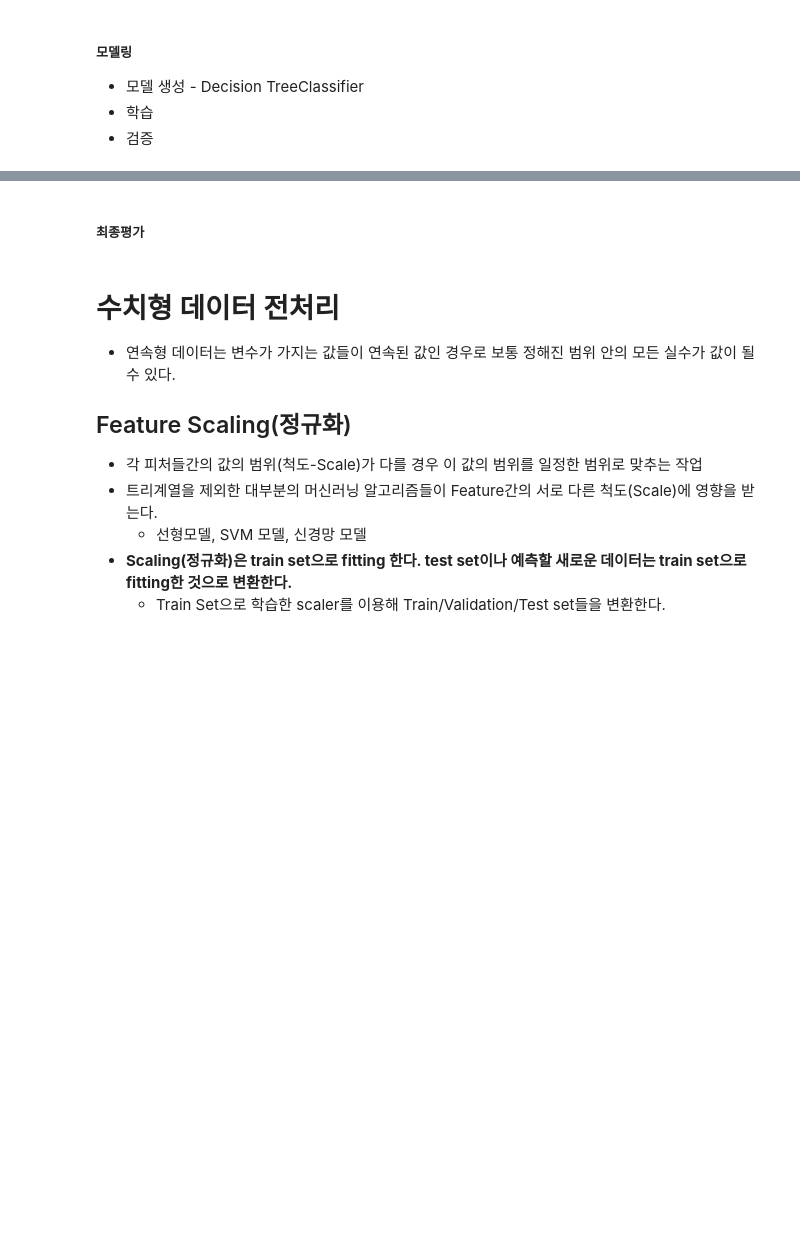
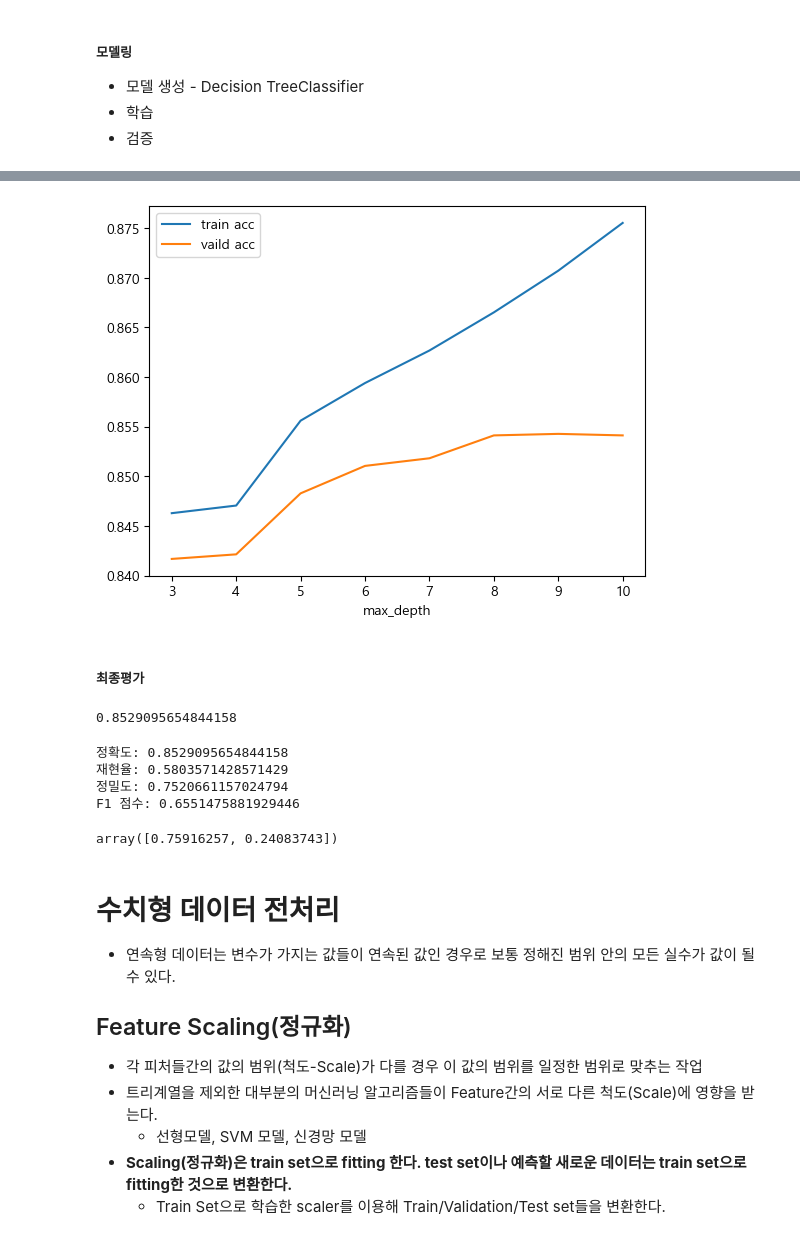
Before and after one commit to silentkit12/SKN21, a Jupyter notebook: 06_machine_learning/04_데이터_전처리.ipynb, the cells around one changed output, grey strips where cells are left out. Cells and saved outputs as stored; diff of their text form; code cells hidden in the pictures; blank space fills up the shorter version.

```diff
--- a/06_machine_learning/04_데이터_전처리.ipynb
+++ b/06_machine_learning/04_데이터_전처리.ipynb
@@ -758,0 +795,6 @@ Name: workclass, dtype: object
+# %%
+# 범주형 feature 들, One Hot encording.
+
+ohe = OneHotEncoder(sparse_output=False)
+cate_features = ohe.fit_transform(df[category_columns])
+cate_features.shape
@@ -762,0 +839,5 @@ Name: workclass, dtype: object
+# %%
+X_train, X_test, y_train, y_test = train_test_split(X, y, test_size=0.2, stratify=y, random_state=0)
+X_train, X_val, y_train, y_val = train_test_split(X_train, y_train, test_size=0.25, stratify=y_train, random_state=0)
+
+X_train.shape, X_val.shape, X_test.shape
@@ -765,3 +848,29 @@ Name: workclass, dtype: object
 - 모델 생성 - Decision TreeClassifier
 - 학습
 - 검증
+# %%
+max_depth_list = [3, 4, 5, 6, 7, 8, 9, 10]  # 2000개가 넘는 데이터량일 경우 depth 1,2는 다소 얕다.
+
+result_train = list()
+result_val = list() # 동일하게 들어갔다고 생각했는데 result_train = result_val = list()  해당 식으로 작성했을 때 depth를 18까지 출력했음.
+for max_depth in max_depth_list :
+    # 모델 생성
+    model = DecisionTreeClassifier(max_depth=max_depth, random_state=0)
+    # train set으로 학습
+    model.fit(X_train, y_train)
+    # 검증
+    # 추론
+    pred_train = model.predict(X_train)
+    pred_val = model.predict(X_val)
+    # 검증
+    result_train.append(accuracy_score(y_train, pred_train))
+    result_val.append(accuracy_score(y_val, pred_val))
+# %%
+result_df = pd.DataFrame({
+    "train acc": result_train,
+    "vaild acc": result_val
+})
+result_df.index = range(3, len(result_train)+3) # max_depth_list
+result_df.rename_axis(mapper = "max_depth", axis = 0, inplace =True)
+        # ㄴ 인덱스 이름을 넣어주는 항목, axis = 1 일 경우 이름이 컬럼으로 들어감 # ???? 10까지밖에 안 넣었는데 왜 18까지 갔어????
+result_df
@@ -768,5 +888,34 @@ Name: workclass, dtype: object
+# %%
+result_df.plot();
+# 스크립트 일때, plt.show() 를 해야함 /
+#  ;  을 찍으면 결과값을 보이지 않는다, 라는 의미.
+# ????? 이건 또 왜 그래프 하나 밖에 안떠 = > result_train = result_val = list() 동일한 취급을 해서 두개가 겹쳐서 나온 거였음.
+# 중간부터 train 과 vaild의 값이 차이가 벌어지는 구간이 생김, 벌어지기 직전의 depth를 활용하는 것이 좋음.
+# %% [output]
+[figure, added]
 # %% [markdown]
 ##### 최종평가
+# %%
+# 가장 좋은 하이퍼파라미터로 모델 생성하고 재학습
+
+best_model = DecisionTreeClassifier(max_depth=9, random_state=0)
+best_model.fit(X_train, y_train)
+accuracy_score(y_test, best_model.predict(X_test))
+# %% [output]
+0.8529095654844158
+# %%
+print_binary_classification_metrics(y_test, best_model.predict(X_test))
+# %% [output]
+정확도: 0.8529095654844158
+재현율: 0.5803571428571429
+정밀도: 0.7520661157024794
+F1 점수: 0.6551475881929446
+# %%
+np.unique(y_train, return_counts=True)[1]/y_train.size
+
+# 소수 데이터의 재현이 낮음
+# %% [output]
+array([0.75916257, 0.24083743])
 # %% [markdown]
 # 수치형 데이터 전처리
 
```
Also changed, not shown: parts of 14 cells of this notebook, 2 other files.
